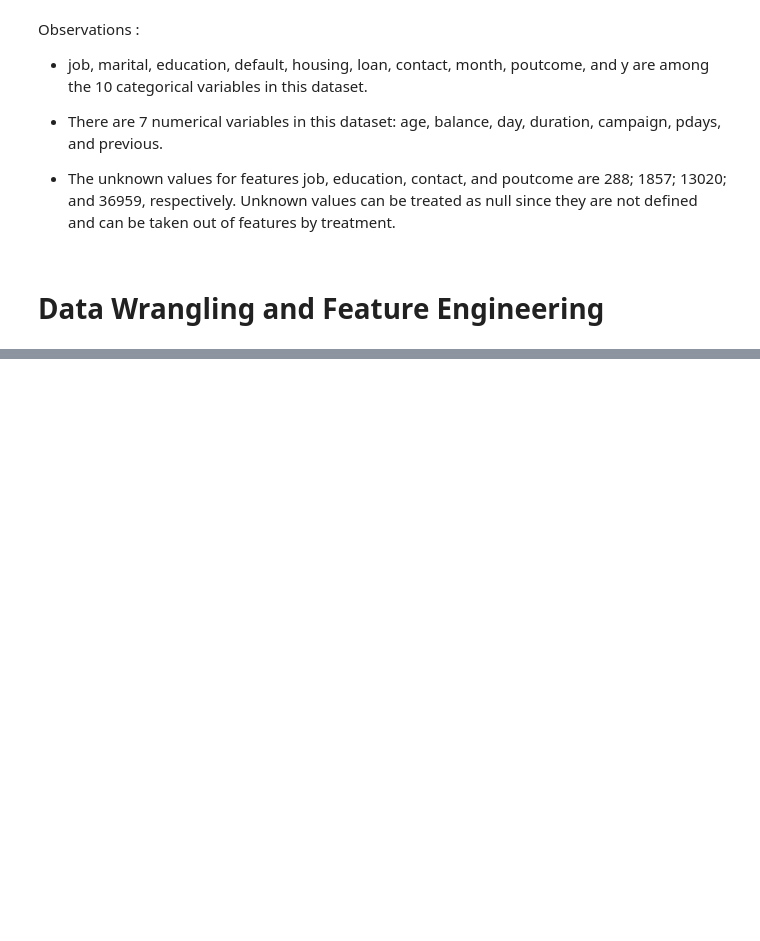
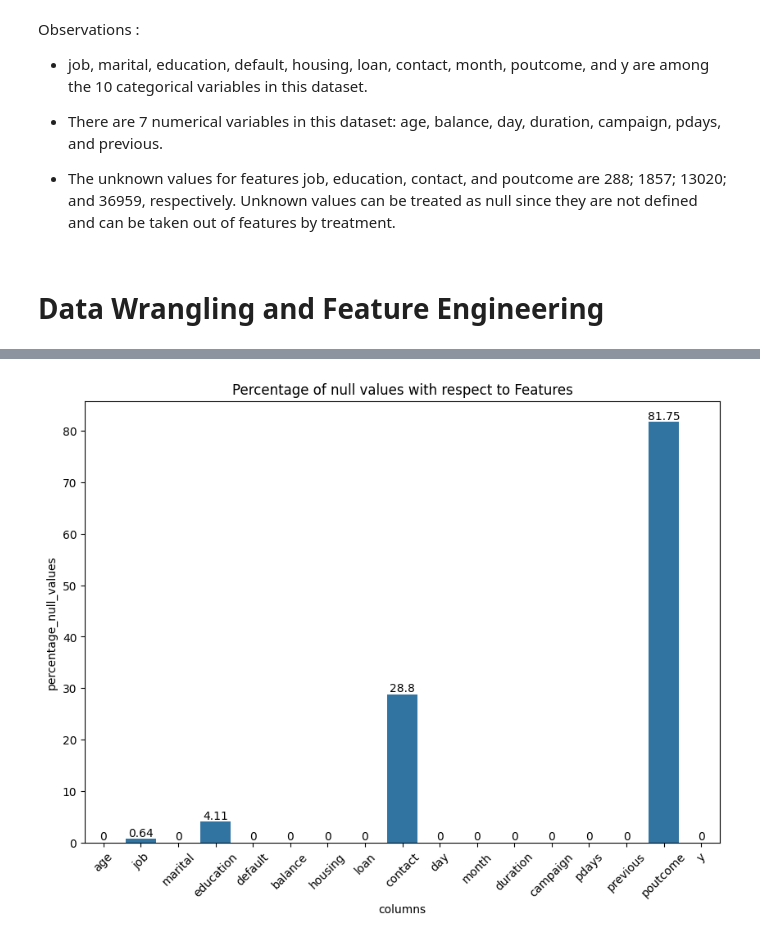
Before and after one commit to bimal-bp/Bank-Marketing-Effectiveness-Prediction-ML-Classification, a Jupyter notebook: project.ipynb, the cells around one changed output, grey strips where cells are left out. Saved outputs shown, nothing was run; the diff lists cells and outputs as text; code cells hidden in the pictures; blank space fills up the shorter version.

Commit message:
Data wranling Done

```diff
--- a/project.ipynb
+++ b/project.ipynb
@@ -300,0 +307,7 @@ Observations :
+# %%
+# Replacing the unknown values with null across all the dataset
+df = df.replace('unknown', np.nan)
+# %%
+# Checking for number of null values
+count_null_df=pd.DataFrame({'columns':df.columns,'number_of_nulls_values':df.isna().sum(),'percentage_null_values':round(df.isna().sum()*100/len(df),2)})
+count_null_df.set_index('columns').sort_values(by='percentage_null_values', ascending = False)
@@ -300,0 +334,10 @@ Observations :
+# %%
+# Ploting number of null values with its variable
+plt.figure(figsize=(10,7))
+ax=sns.barplot(x='columns', y='percentage_null_values', data=count_null_df)
+ax.bar_label(ax.containers[0])
+plt.title('Percentage of null values with respect to Features')
+plt.xticks(rotation= 45)
+plt.show()
+# %% [output]
+[figure, added]
```
Also changed, not shown: parts of 8 cells of this notebook.
